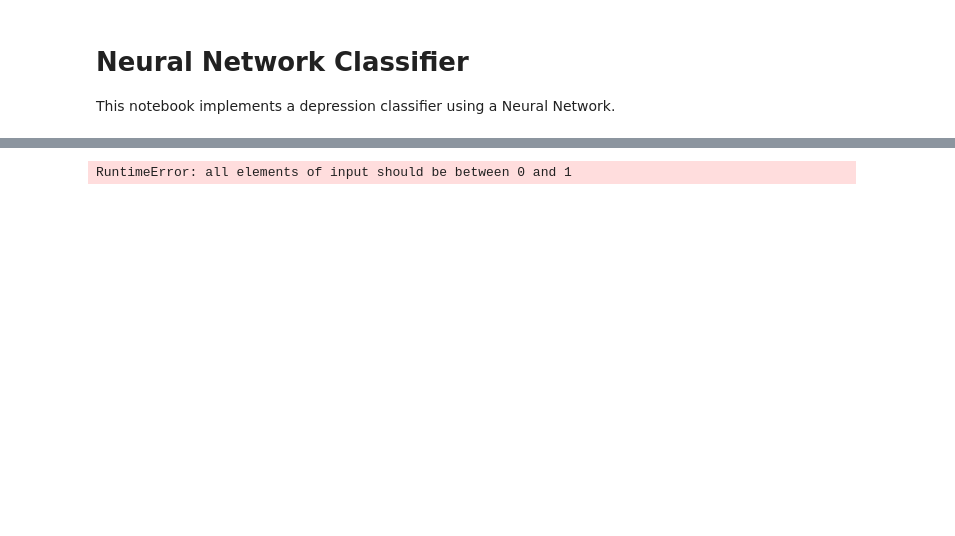
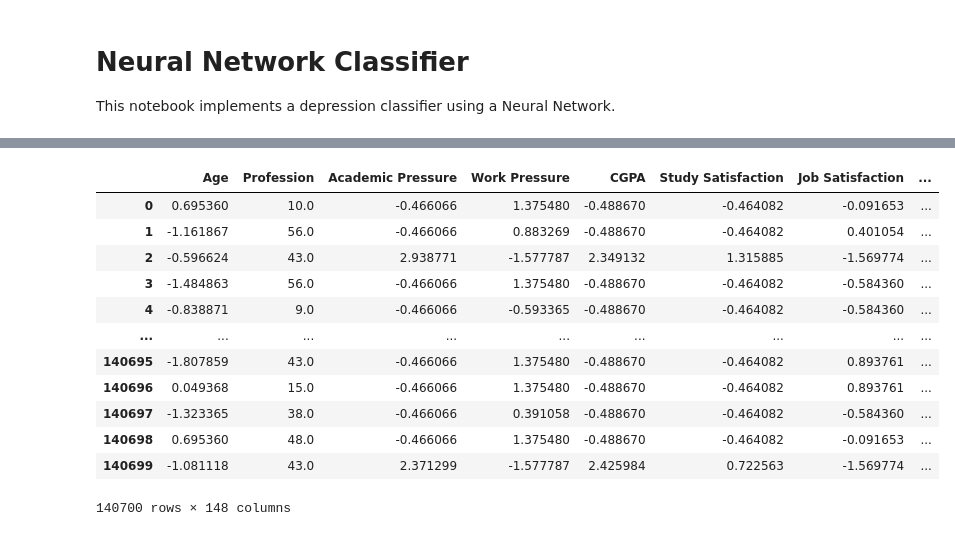
Before and after one commit to sanjana-nalla/COMP_560_Final_Project, a Jupyter notebook: nn.ipynb, the cells around one changed output, grey strips where cells are left out. Saved outputs shown, nothing was run; the diff lists cells and outputs as text; code cells hidden in the pictures; blank space fills up the shorter version.

```diff
--- a/nn.ipynb
+++ b/nn.ipynb
@@ -40,7 +45,7 @@ train.head()
 | 3 | 3 | Yuvraj | Male | 22.0 | Mumbai | Working Professional | Teacher | NaN | ... |
 | 4 | 4 | Rhea | Female | 30.0 | Kanpur | Working Professional | Business Analyst | NaN | ... |
 # %%
-target = "Depression"
+target = 'Depression'
 
 numerical_columns = [
     "Age", "Academic Pressure", "Work Pressure", "CGPA",
@@ -49,13 +54,9 @@ numerical_columns = [
 ]
 
 one_hot_columns = [
-    "Gender", "Working Professional or Student", "City",
-    "Family History of Mental Illness", "Sleep Duration"
+    "Gender", "Working Professional or Student", "City", "Family History of Mental Illness", "Sleep Duration"
 ]
 
 label_columns = [
-    "Degree", "Profession", "Dietary Habits",
-    "Have you ever had suicidal thoughts ?"
+    "Degree", "Profession", "Dietary Habits", "Have you ever had suicidal thoughts ?"
 ]
-
-categorical_columns = one_hot_columns + label_columns
@@ -156,18 +62,0 @@ def train_model(model, train_loader, val_loader, epochs=20, lr=1e-3):
-# %%
-feature_cols = numerical_columns + categorical_columns
-
-train_df, val_df = train_test_split(train, test_size=0.15, random_state=SEED, stratify=train[target])
-
-X_train, y_train, preproc = preprocess_dataframe(train_df, feature_cols, categorical_columns, numerical_columns, target)
-X_val, y_val, _       = preprocess_dataframe(val_df, feature_cols, categorical_columns, numerical_columns, target, preproc)
-
-train_data = TabularDataset(X_train, y_train)
-val_data   = TabularDataset(X_val, y_val)
-
-train_loader = DataLoader(train_data, batch_size=64, shuffle=True)
-val_loader   = DataLoader(val_data, batch_size=64, shuffle=False)
-
-model = SimpleNN(input_dim=X_train.shape[1])
-train_model(model, train_loader, val_loader, epochs=25, lr=1e-3)
-# %% [output]
-RuntimeError: all elements of input should be between 0 and 1
@@ -173,0 +135,25 @@ RuntimeError: all elements of input should be between 0 and 1
+# %%
+train[one_hot_columns + label_columns] = train[one_hot_columns + label_columns].fillna('None')
+train[numerical_columns] = train[numerical_columns].fillna(-1)
+
+preprocessor = DataPreprocessor(numerical_columns, one_hot_columns, label_columns)
+
+preprocessor.fit(train)
+
+train = preprocessor.transform(train)
+test = preprocessor.transform(test)
+train
+# %% [output]
+|  | Age | Profession | Academic Pressure | Work Pressure | CGPA | Study Satisfaction | Job Satisfaction | ... |
+| 0 | 0.695360 | 10.0 | -0.466066 | 1.375480 | -0.488670 | -0.464082 | -0.091653 | ... |
+| 1 | -1.161867 | 56.0 | -0.466066 | 0.883269 | -0.488670 | -0.464082 | 0.401054 | ... |
+| 2 | -0.596624 | 43.0 | 2.938771 | -1.577787 | 2.349132 | 1.315885 | -1.569774 | ... |
+| 3 | -1.484863 | 56.0 | -0.466066 | 1.375480 | -0.488670 | -0.464082 | -0.584360 | ... |
+| 4 | -0.838871 | 9.0 | -0.466066 | -0.593365 | -0.488670 | -0.464082 | -0.584360 | ... |
+| ... | ... | ... | ... | ... | ... | ... | ... | ... |
+| 140695 | -1.807859 | 43.0 | -0.466066 | 1.375480 | -0.488670 | -0.464082 | 0.893761 | ... |
+| 140696 | 0.049368 | 15.0 | -0.466066 | 1.375480 | -0.488670 | -0.464082 | 0.893761 | ... |
+| 140697 | -1.323365 | 38.0 | -0.466066 | 0.391058 | -0.488670 | -0.464082 | -0.584360 | ... |
+| 140698 | 0.695360 | 48.0 | -0.466066 | 1.375480 | -0.488670 | -0.464082 | -0.091653 | ... |
+| 140699 | -1.081118 | 43.0 | 2.371299 | -1.577787 | 2.425984 | 0.722563 | -1.569774 | ... |
+140700 rows × 148 columns
```
Also changed, not shown: parts of 15 cells of this notebook, 3 other files.
